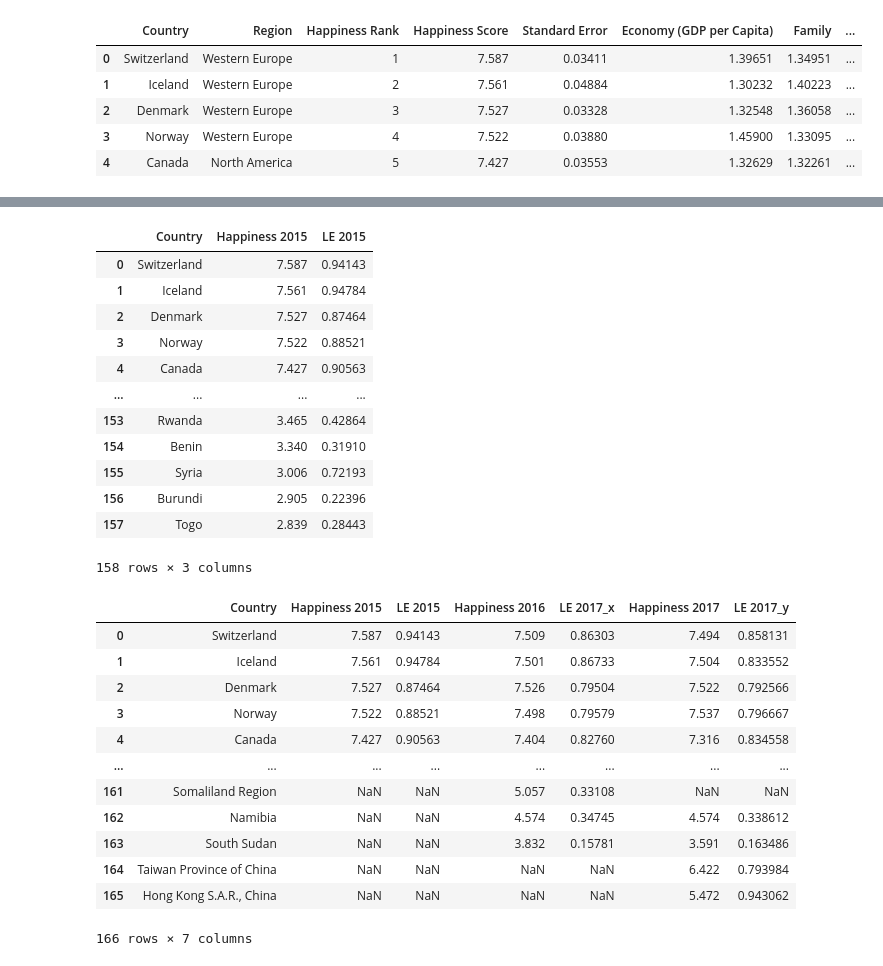
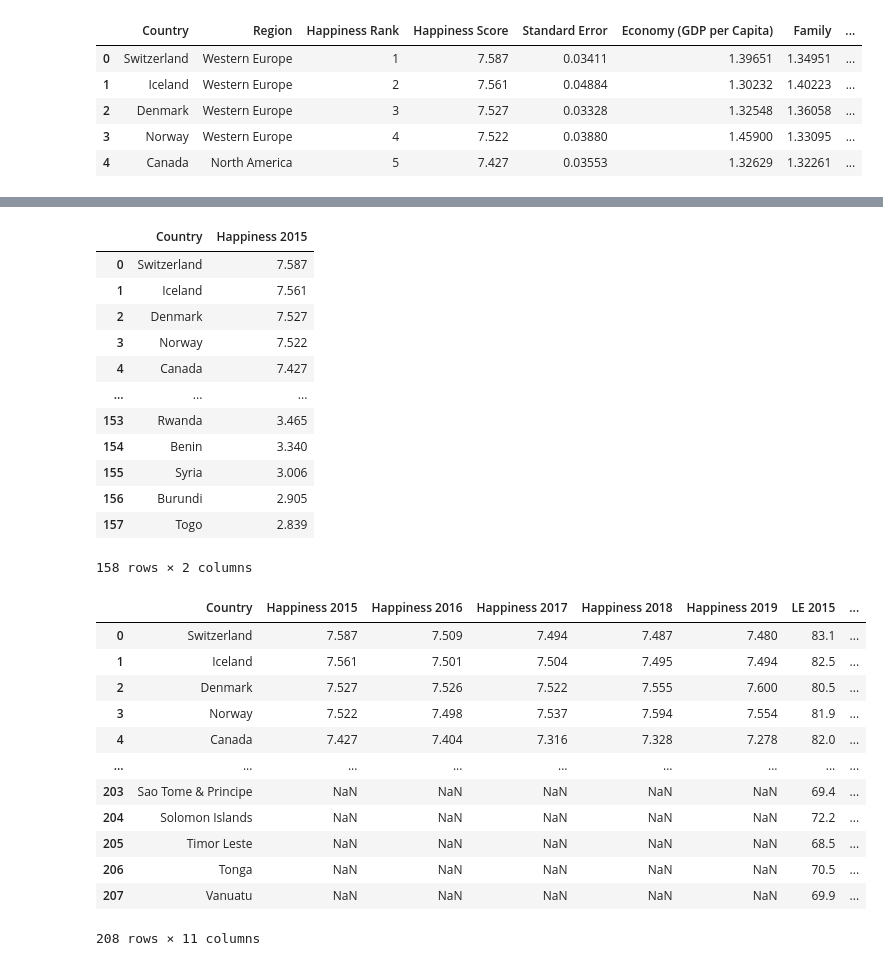
Before and after one commit to thn22/Dedupeanalytics, a Jupyter notebook: Dedupeanalytics.ipynb, the cells around one changed output, grey strips where cells are left out. Saved outputs shown, nothing was run; the diff lists cells and outputs as text; code cells hidden in the pictures.

```diff
--- a/Dedupeanalytics.ipynb
+++ b/Dedupeanalytics.ipynb
@@ -85,6 +148,6 @@ H18_data_df.head()
 | 4 | 5 | Switzerland | 7.487 | 1.420 | 1.549 | 0.927 | ... |
 # %%
 H18_data_cleaned = H18_data_df.drop(columns = ['GDP per capita' , 'Social support' , 'Freedom to make life choices' ,
-                                               'Generosity' , 'Perceptions of corruption' , 'Overall rank'])
+                                               'Generosity' , 'Perceptions of corruption' , 'Overall rank' , 'Healthy life expectancy'])
 H18_data_cleaned
 # %% [output]
@@ -135,6 +198,6 @@ H17_data_df.head()
 # %%
 H17_data_cleaned = H17_data_df.drop(columns = ['Whisker.high' , 'Whisker.low' , 'Economy..GDP.per.Capita.' ,
                                                'Family' , 'Freedom' , 'Generosity' , 'Trust..Government.Corruption.' ,
-                                               'Dystopia.Residual' , 'Happiness.Rank' ])
+                                               'Dystopia.Residual' , 'Happiness.Rank' , 'Health..Life.Expectancy.' ])
 H17_data_cleaned
 # %% [output]
@@ -185,6 +248,6 @@ H16_data_df.head()
 H16_data_cleaned = H16_data_df.drop(columns = ['Region' , 'Happiness Rank' , 'Lower Confidence Interval' ,
                                                'Upper Confidence Interval' , 'Economy (GDP per Capita)' , 'Family' ,
                                                'Generosity' , 'Dystopia Residual' , 'Freedom' ,
-                                               'Trust (Government Corruption)' ])
+                                               'Trust (Government Corruption)' , 'Health (Life Expectancy)' ])
 H16_data_cleaned
 # %% [output]
@@ -234,6 +297,6 @@ H15_data_df.head()
 # %%
 H15_data_cleaned = H15_data_df.drop(columns = ['Region' , 'Happiness Rank' , 'Standard Error' ,
                                                'Economy (GDP per Capita)' , 'Family' , 'Generosity' ,
-                                               'Dystopia Residual' , 'Freedom' , 'Trust (Government Corruption)' ])
+                                               'Dystopia Residual' , 'Freedom' , 'Trust (Government Corruption)' , 'Health (Life Expectancy)' ])
 H15_data_cleaned
 # %% [output]
@@ -256,39 +319,38 @@ H15_data_cleaned_df = H15_data_cleaned.rename(columns = {'Happiness Score': 'Hap
 
 H15_data_cleaned_df
 # %% [output]
-|  | Country | Happiness 2015 | LE 2015 |
-| 0 | Switzerland | 7.587 | 0.94143 |
-| 1 | Iceland | 7.561 | 0.94784 |
-| 2 | Denmark | 7.527 | 0.87464 |
-| 3 | Norway | 7.522 | 0.88521 |
-| 4 | Canada | 7.427 | 0.90563 |
-| ... | ... | ... | ... |
-| 153 | Rwanda | 3.465 | 0.42864 |
-| 154 | Benin | 3.340 | 0.31910 |
-| 155 | Syria | 3.006 | 0.72193 |
-| 156 | Burundi | 2.905 | 0.22396 |
-| 157 | Togo | 2.839 | 0.28443 |
+|  | Country | Happiness 2015 |
+| 0 | Switzerland | 7.587 |
+| 1 | Iceland | 7.561 |
+| 2 | Denmark | 7.527 |
+| 3 | Norway | 7.522 |
+| 4 | Canada | 7.427 |
+| ... | ... | ... |
+| 153 | Rwanda | 3.465 |
+| 154 | Benin | 3.340 |
+| 155 | Syria | 3.006 |
+| 156 | Burundi | 2.905 |
+| 157 | Togo | 2.839 |
-158 rows × 3 columns
+158 rows × 2 columns
 # %%
 
-dfs = [H15_data_cleaned_df, H16_data_cleaned_df , H17_data_cleaned_df, H18_data_cleaned_df]
-
+dfs = [H15_data_cleaned_df, H16_data_cleaned_df , H17_data_cleaned_df, H18_data_cleaned_df , H19_data_cleaned_df ,HLE3_df ]
 
 final_df = reduce(lambda  left,right: pd.merge(left,right,on=['Country'],
                                             how='outer'), dfs)
 
 final_df
 # %% [output]
-|  | Country | Happiness 2015 | LE 2015 | Happiness 2016 | LE 2017_x | Happiness 2017 | LE 2017_y |
-| 0 | Switzerland | 7.587 | 0.94143 | 7.509 | 0.86303 | 7.494 | 0.858131 |
-| 1 | Iceland | 7.561 | 0.94784 | 7.501 | 0.86733 | 7.504 | 0.833552 |
-| 2 | Denmark | 7.527 | 0.87464 | 7.526 | 0.79504 | 7.522 | 0.792566 |
-| 3 | Norway | 7.522 | 0.88521 | 7.498 | 0.79579 | 7.537 | 0.796667 |
-| 4 | Canada | 7.427 | 0.90563 | 7.404 | 0.82760 | 7.316 | 0.834558 |
-| ... | ... | ... | ... | ... | ... | ... | ... |
-| 161 | Somaliland Region | NaN | NaN | 5.057 | 0.33108 | NaN | NaN |
-| 162 | Namibia | NaN | NaN | 4.574 | 0.34745 | 4.574 | 0.338612 |
-| 163 | South Sudan | NaN | NaN | 3.832 | 0.15781 | 3.591 | 0.163486 |
-| 164 | Taiwan Province of China | NaN | NaN | NaN | NaN | 6.422 | 0.793984 |
-| 165 | Hong Kong S.A.R., China | NaN | NaN | NaN | NaN | 5.472 | 0.943062 |
+|  | Country | Happiness 2015 | Happiness 2016 | Happiness 2017 | Happiness 2018 | Happiness 2019 | LE 2015 | ... |
+| 0 | Switzerland | 7.587 | 7.509 | 7.494 | 7.487 | 7.480 | 83.1 | ... |
+| 1 | Iceland | 7.561 | 7.501 | 7.504 | 7.495 | 7.494 | 82.5 | ... |
+| 2 | Denmark | 7.527 | 7.526 | 7.522 | 7.555 | 7.600 | 80.5 | ... |
+| 3 | Norway | 7.522 | 7.498 | 7.537 | 7.594 | 7.554 | 81.9 | ... |
+| 4 | Canada | 7.427 | 7.404 | 7.316 | 7.328 | 7.278 | 82.0 | ... |
+| ... | ... | ... | ... | ... | ... | ... | ... | ... |
+| 203 | Sao Tome & Principe | NaN | NaN | NaN | NaN | NaN | 69.4 | ... |
+| 204 | Solomon Islands | NaN | NaN | NaN | NaN | NaN | 72.2 | ... |
+| 205 | Timor Leste | NaN | NaN | NaN | NaN | NaN | 68.5 | ... |
+| 206 | Tonga | NaN | NaN | NaN | NaN | NaN | 70.5 | ... |
+| 207 | Vanuatu | NaN | NaN | NaN | NaN | NaN | 69.9 | ... |
-166 rows × 7 columns
+208 rows × 11 columns
```
Also changed, not shown: parts of 14 cells of this notebook, 1 other file.
